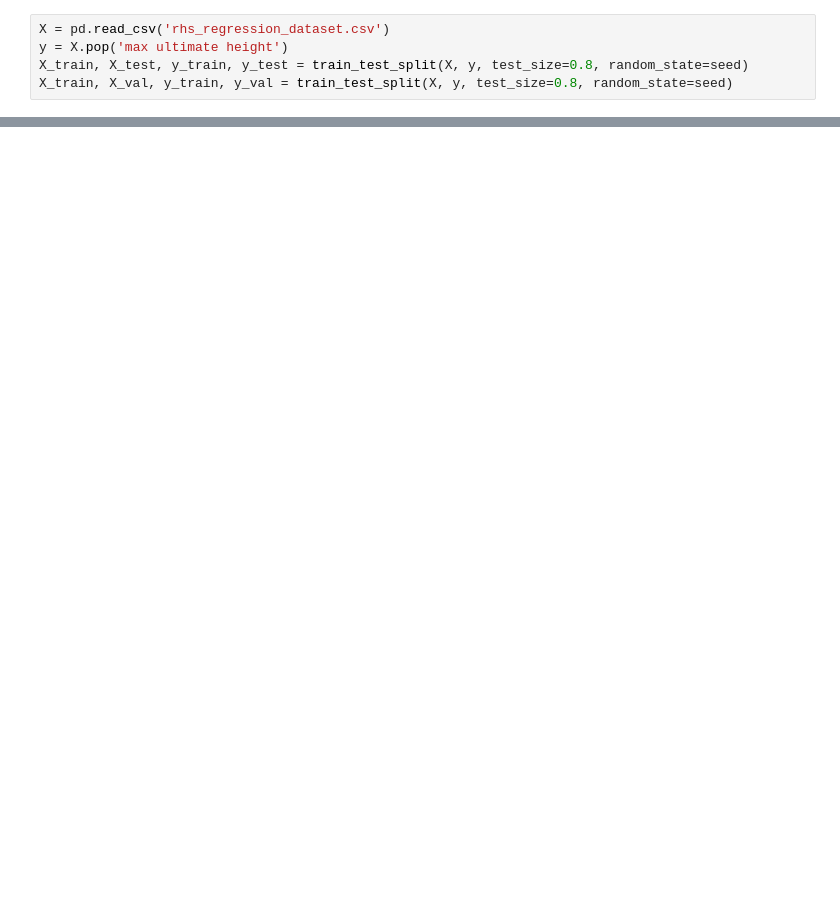
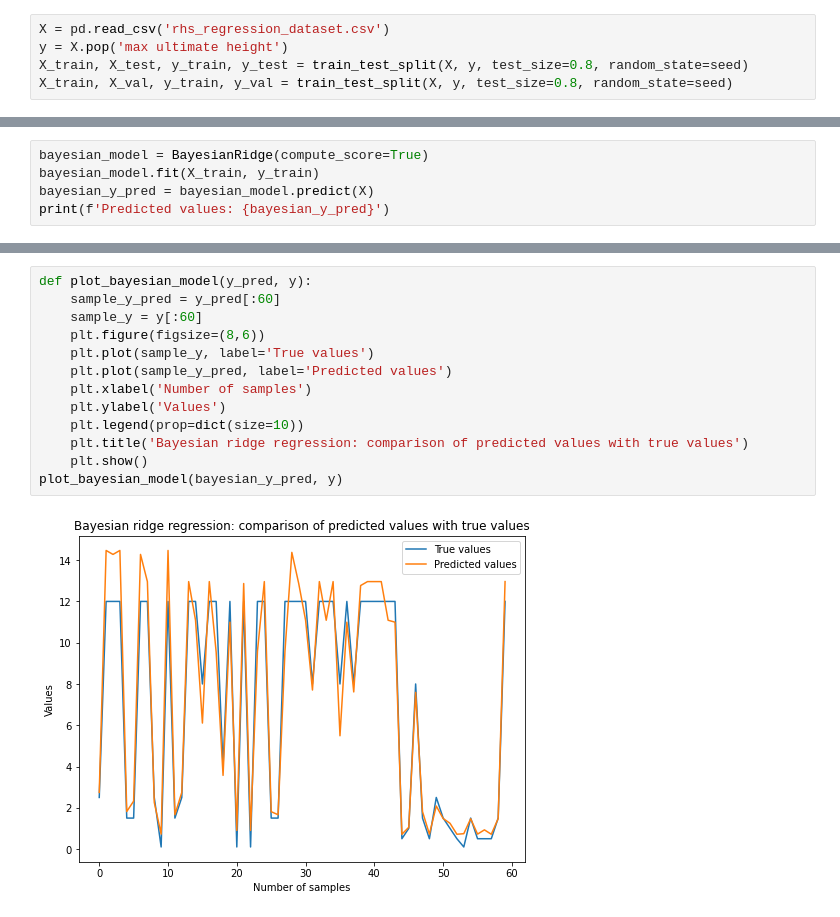
Before and after one commit to akikoogawa7/RHS-Pipeline-Regression, a Jupyter notebook: train.ipynb, the cells around one changed output, grey strips where cells are left out. Saved outputs shown, nothing was run; the diff lists cells and outputs as text; blank space fills up the shorter version.

```diff
--- a/train.ipynb
+++ b/train.ipynb
@@ -69,0 +86,5 @@ The mean squared error is 1.02
+# %%
+bayesian_model = BayesianRidge(compute_score=True)
+bayesian_model.fit(X_train, y_train)
+bayesian_y_pred = bayesian_model.predict(X)
+print(f'Predicted values: {bayesian_y_pred}')
@@ -69,0 +100,15 @@ The mean squared error is 1.02
+# %%
+def plot_bayesian_model(y_pred, y):
+    sample_y_pred = y_pred[:60]
+    sample_y = y[:60]
+    plt.figure(figsize=(8,6))
+    plt.plot(sample_y, label='True values')
+    plt.plot(sample_y_pred, label='Predicted values')
+    plt.xlabel('Number of samples')
+    plt.ylabel('Values')
+    plt.legend(prop=dict(size=10))
+    plt.title('Bayesian ridge regression: comparison of predicted values with true values')
+    plt.show()
+plot_bayesian_model(bayesian_y_pred, y)
+# %% [output]
+[figure, added]
```
Also changed, not shown: parts of 11 cells of this notebook.
